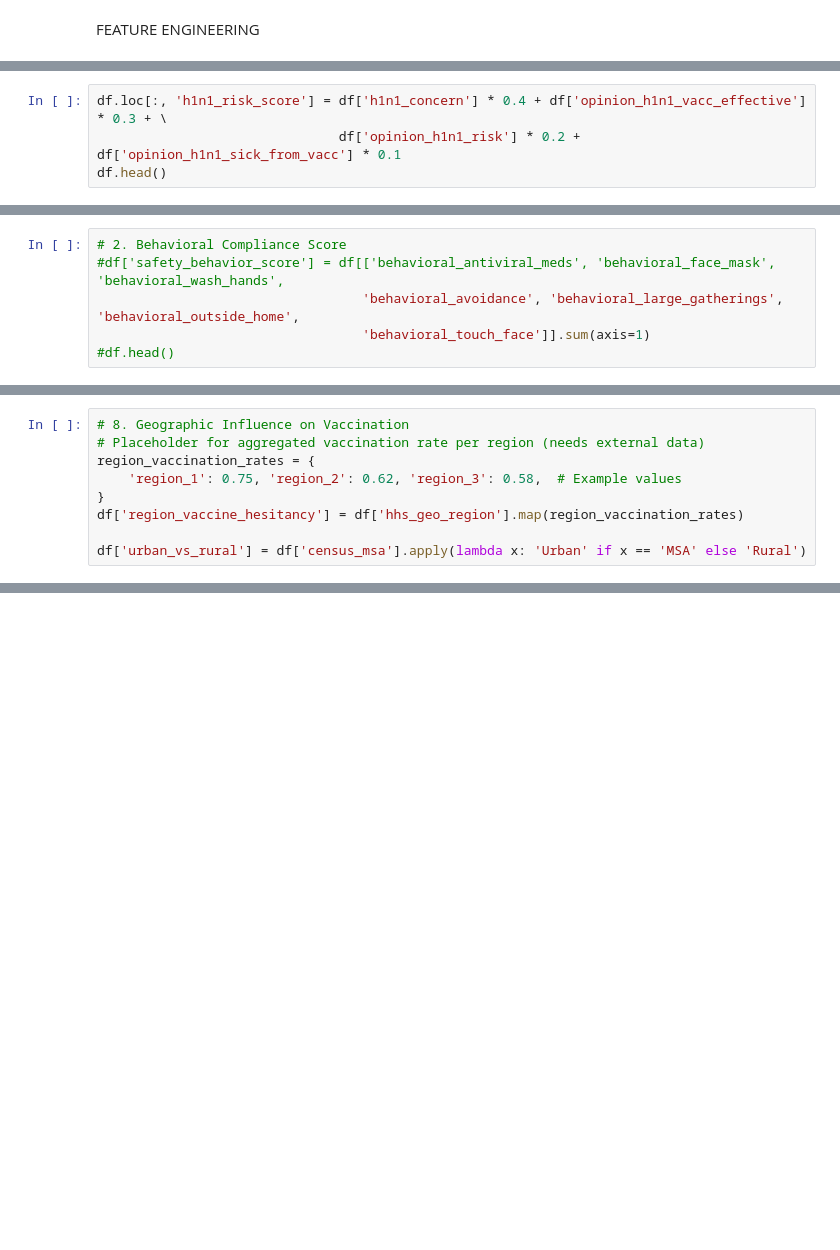
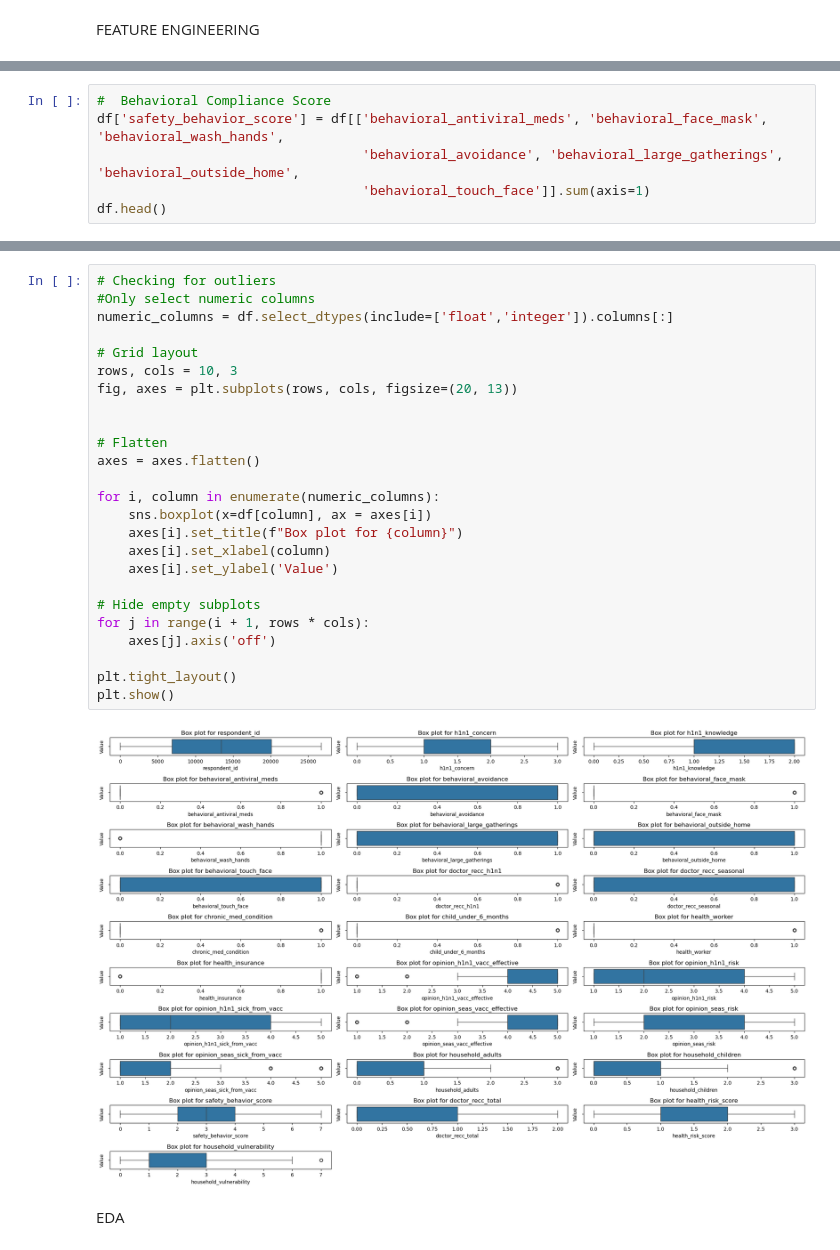
Before and after one commit to hadasssahamase/H1N1_analysis, a Jupyter notebook: Untitled.ipynb, the cells around one changed output, grey strips where cells are left out. Saved outputs shown, nothing was run; the diff lists cells and outputs as text; blank space fills up the shorter version.

```diff
--- a/Untitled.ipynb
+++ b/Untitled.ipynb
@@ -218,4 +226,0 @@ Risk score
-# %%
-df.loc[:, 'h1n1_risk_score'] = df['h1n1_concern'] * 0.4 + df['opinion_h1n1_vacc_effective'] * 0.3 + \
-                               df['opinion_h1n1_risk'] * 0.2 + df['opinion_h1n1_sick_from_vacc'] * 0.1
-df.head()
@@ -230,7 +227,7 @@ df.head()
 # %%
-# 2. Behavioral Compliance Score
-#df['safety_behavior_score'] = df[['behavioral_antiviral_meds', 'behavioral_face_mask', 'behavioral_wash_hands',
+#  Behavioral Compliance Score
+df['safety_behavior_score'] = df[['behavioral_antiviral_meds', 'behavioral_face_mask', 'behavioral_wash_hands',
                                   'behavioral_avoidance', 'behavioral_large_gatherings', 'behavioral_outside_home',
                                   'behavioral_touch_face']].sum(axis=1)
-#df.head()
+df.head()
 # %% [output]
@@ -283,9 +264,0 @@ df['employment_risk_level'] = df.apply(categorize_employment_risk, axis=1)
-# %%
-# 8. Geographic Influence on Vaccination
-# Placeholder for aggregated vaccination rate per region (needs external data)
-region_vaccination_rates = {
-    'region_1': 0.75, 'region_2': 0.62, 'region_3': 0.58,  # Example values
-}
-df['region_vaccine_hesitancy'] = df['hhs_geo_region'].map(region_vaccination_rates)
-
-df['urban_vs_rural'] = df['census_msa'].apply(lambda x: 'Urban' if x == 'MSA' else 'Rural')
@@ -291,0 +297,29 @@ df['urban_vs_rural'] = df['census_msa'].apply(lambda x: 'Urban' if x == 'MSA' el
+# %%
+# Checking for outliers
+#Only select numeric columns
+numeric_columns = df.select_dtypes(include=['float','integer']).columns[:]
+
+# Grid layout
+rows, cols = 10, 3
+fig, axes = plt.subplots(rows, cols, figsize=(20, 13))
+
+
+# Flatten
+axes = axes.flatten()
+
+for i, column in enumerate(numeric_columns):
+    sns.boxplot(x=df[column], ax = axes[i])
+    axes[i].set_title(f"Box plot for {column}")
+    axes[i].set_xlabel(column)
+    axes[i].set_ylabel('Value')
+
+# Hide empty subplots
+for j in range(i + 1, rows * cols):
+    axes[j].axis('off')
+
+plt.tight_layout()
+plt.show()
+# %% [output]
+[figure, added]
+# %% [markdown]
+EDA
```
Also changed, not shown: parts of 13 cells of this notebook.
